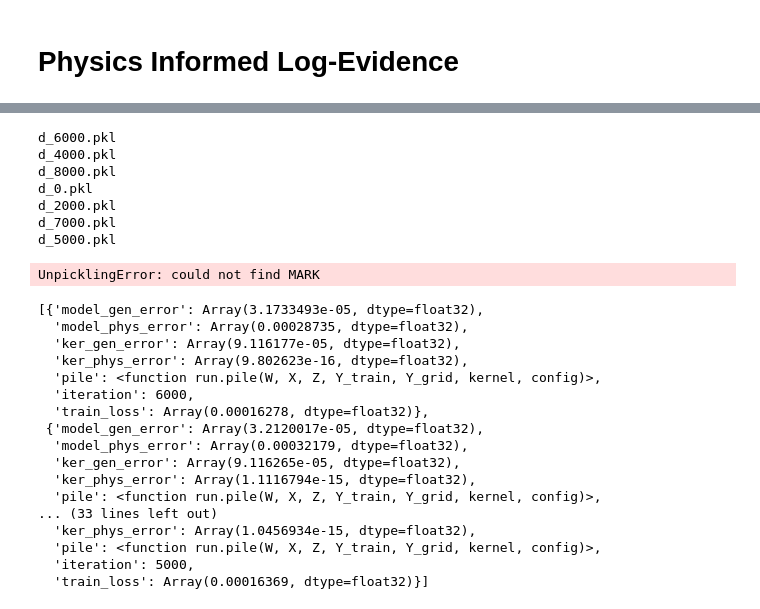
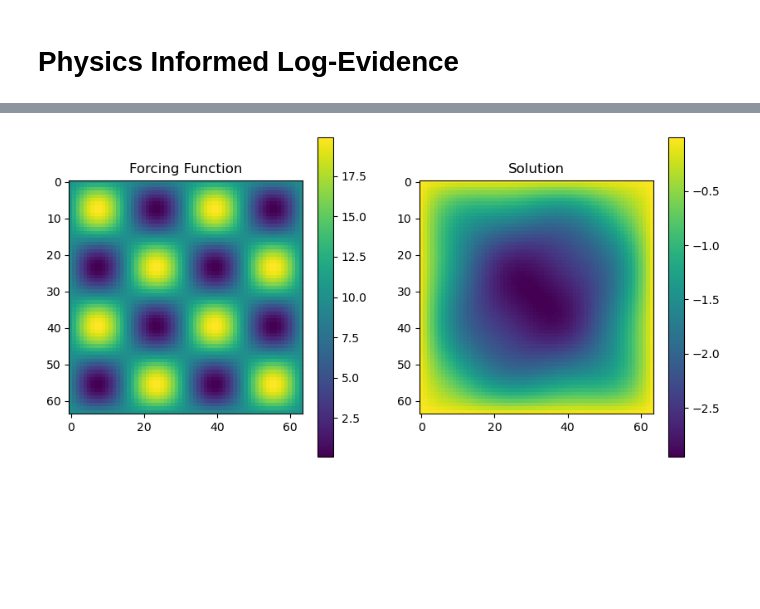
Before and after one commit to mdnls/pile, a Jupyter notebook: Plots.ipynb, the cells around one changed output, grey strips where cells are left out. Cells and saved outputs as stored; diff of their text form; code cells hidden in the pictures; blank space fills up the shorter version.

```diff
--- a/Plots.ipynb
+++ b/Plots.ipynb
@@ -3,41 +16,46 @@
+# %%
+import matplotlib.pyplot as plt
+from models import Poisson2D
+
+P = Poisson2D()
+
+plt.subplot(1, 2, 1)
+plt.title('Forcing Function')
+plt.imshow(P.forcing.data)
+plt.colorbar()
+
+plt.subplot(1, 2, 2)
+plt.title('Solution')
+plt.imshow(P._sol.data)
+plt.colorbar()
+
+plt.gcf().set_size_inches(10, 5)
+plt.show()
+# %% [output]
+[figure, added]
 # %%
 import os
 import pickle
-d_path = "expts/DenseNN-poisson/diagnostics-0"
-d_opts = os.listdir(d_path)
+import numpy as np
 
-diagnostics = []
-for d in d_opts:
-    with open(d_path + "/" + d, "rb") as f_in:
-        data = pickle.load(f_in)
-        print(d)
-    diagnostics.append(data)
+expts_to_load = [
+    "MLP-lg-cl",
+    "MLP-md-cl",
+    "MLP-sm-cl",
+    "RBF-md-cl",
+    "RBF-lg-cl"
+]
+
+def load_expts(e):
+    run_dirs = [x for x in os.listdir(f"expts/{e}") if not ".yml" in x]
+    runs = {}
+    for r in run_dirs:
+        with open(f"expts/{e}/{r}/diagnostics.pkl", "rb") as f_in:
+            dict = pickle.load(f_in)
+            params = ",".join(r.split("-")[1:])
+            runs[params] = dict
+    return runs
+
+expt_data = {
+    e: load_expts(e) for e in expts_to_load
+}
-# %% [output]
-d_6000.pkl
-d_4000.pkl
-d_8000.pkl
-d_0.pkl
-d_2000.pkl
-d_7000.pkl
-d_5000.pkl
-UnpicklingError: could not find MARK
-# %%
-diagnostics
-# %% [output]
-[{'model_gen_error': Array(3.1733493e-05, dtype=float32),
-  'model_phys_error': Array(0.00028735, dtype=float32),
-  'ker_gen_error': Array(9.116177e-05, dtype=float32),
-  'ker_phys_error': Array(9.802623e-16, dtype=float32),
-  'pile': <function run.pile(W, X, Z, Y_train, Y_grid, kernel, config)>,
-  'iteration': 6000,
-  'train_loss': Array(0.00016278, dtype=float32)},
- {'model_gen_error': Array(3.2120017e-05, dtype=float32),
-  'model_phys_error': Array(0.00032179, dtype=float32),
-  'ker_gen_error': Array(9.116265e-05, dtype=float32),
-  'ker_phys_error': Array(1.1116794e-15, dtype=float32),
-  'pile': <function run.pile(W, X, Z, Y_train, Y_grid, kernel, config)>,
-... (33 lines left out)
-  'ker_phys_error': Array(1.0456934e-15, dtype=float32),
-  'pile': <function run.pile(W, X, Z, Y_train, Y_grid, kernel, config)>,
-  'iteration': 5000,
-  'train_loss': Array(0.00016369, dtype=float32)}]
```
Also changed, not shown: parts of 9 cells of this notebook, 8 other files.
